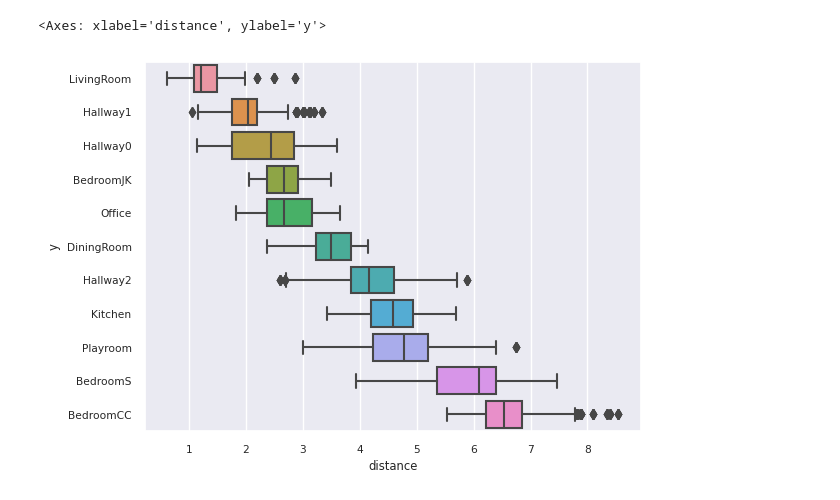
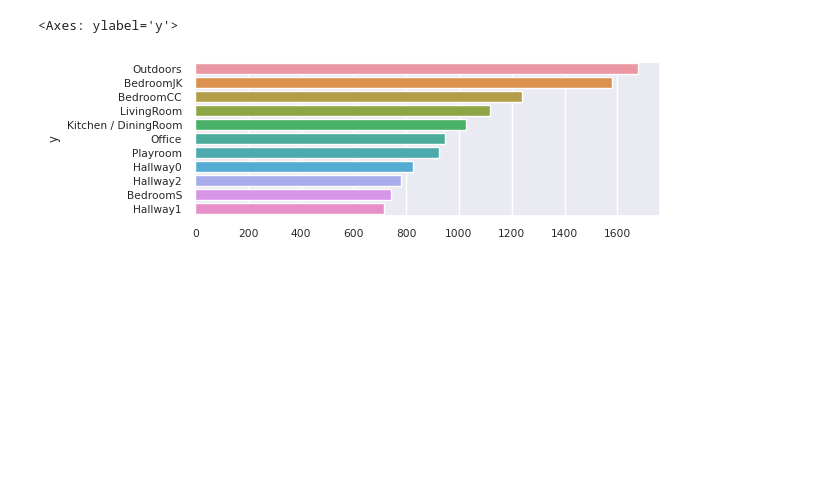
Before and after one commit to justin4480/ESPresense-ml, a Jupyter notebook: espresense-ml.ipynb, the cells around one changed output. Drawn from its saved outputs; the diff is of its cells as text; code cells hidden in the pictures; blank space fills up the shorter version.

```diff
--- a/espresense-ml.ipynb
+++ b/espresense-ml.ipynb
@@ -140,9 +119,21 @@ sns.boxplot(
-# %%
-data = X[['mqtt_iphonejd_livingroom_distance']].join(y)
-data.columns = ['distance', 'y']
-sns.boxplot(data=data, x='distance', y='y', order=data.groupby('y').mean().sort_values(by='distance').index.tolist())
-# %% [output]
-<Axes: xlabel='distance', ylabel='y'>
-[figure, removed]
+# %%
+influx = InfluxDB(
+    url=url,
+    port=port,
+    username=username,
+    password=password,
+    basestations=basestations,
+    beacon=beacon,
+    classification=classification,
+    startdatetime=startdatetime,
+)
+
+X, y = influx.get_Xy()
+
+plt.figure(figsize=(6, 2))
+sns.barplot(x=y.value_counts().values, y=y.value_counts().index)
+# %% [output]
+<Axes: ylabel='y'>
+[figure, added]
 # %%
 pca = PCA(n_components=2).fit_transform(X)
```
Also changed, not shown: parts of 12 cells of this notebook.
